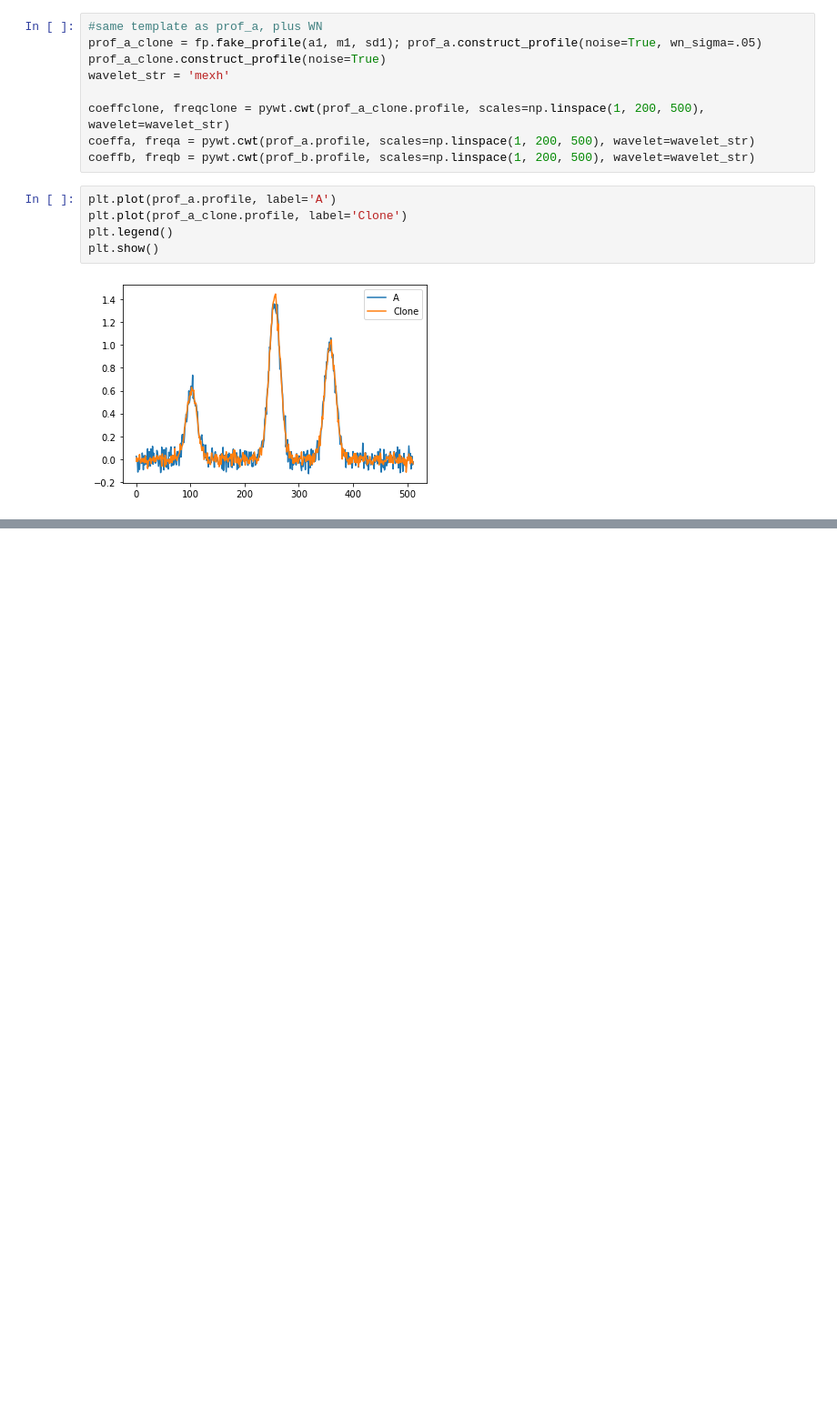
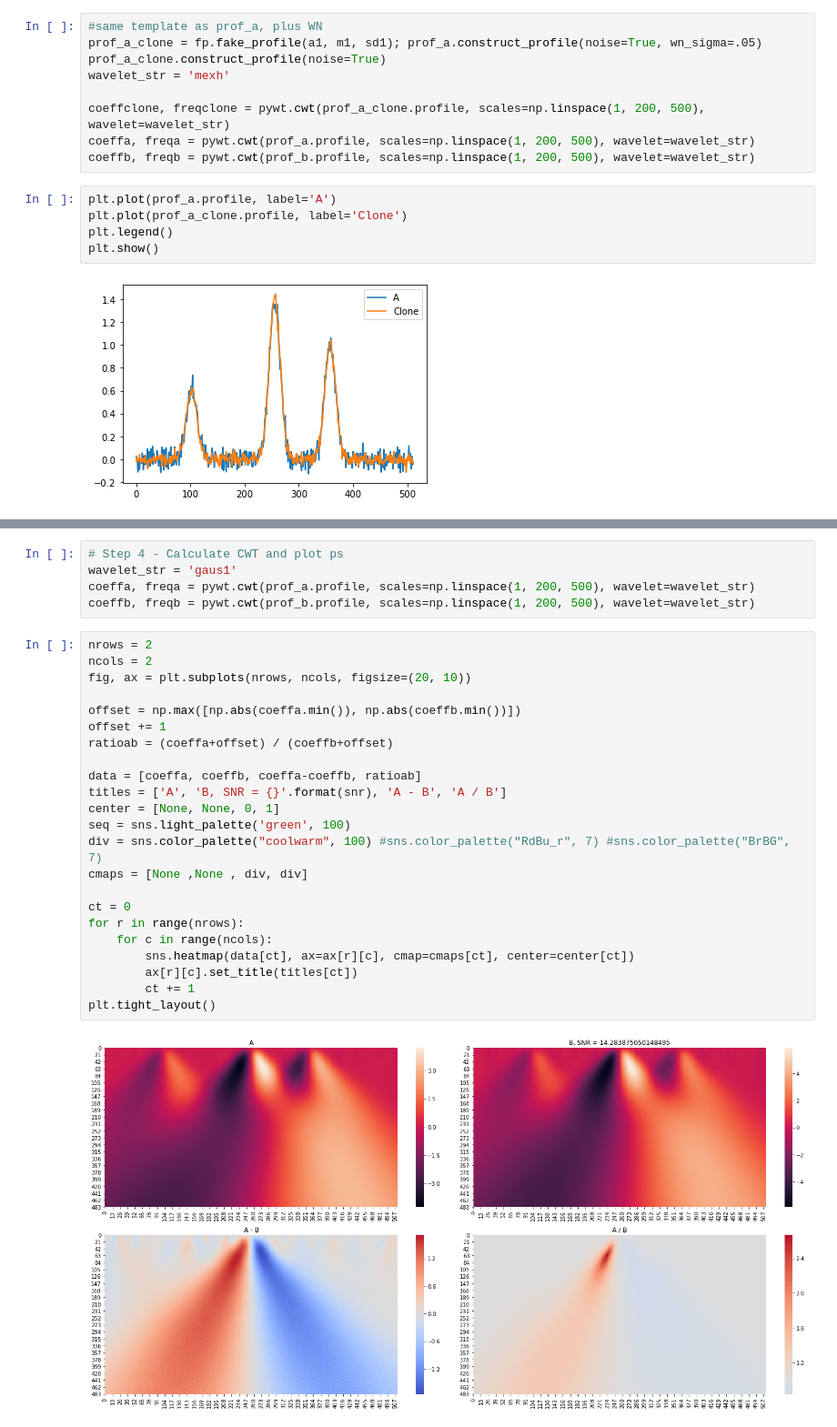
Before and after one commit to minyoungk99/IRES, a Jupyter notebook: fake_CWT.ipynb, the cells around one changed output, grey strips where cells are left out. Shown at 91% size. Saved outputs shown, nothing was run; the diff lists cells and outputs as text; blank space fills up the shorter version.

```diff
--- a/fake_CWT.ipynb
+++ b/fake_CWT.ipynb
@@ -202,0 +219,30 @@ plt.plot(noise)
+# %%
+# Step 4 - Calculate CWT and plot ps
+wavelet_str = 'gaus1'
+coeffa, freqa = pywt.cwt(prof_a.profile, scales=np.linspace(1, 200, 500), wavelet=wavelet_str)
+coeffb, freqb = pywt.cwt(prof_b.profile, scales=np.linspace(1, 200, 500), wavelet=wavelet_str)
+# %%
+nrows = 2
+ncols = 2
+fig, ax = plt.subplots(nrows, ncols, figsize=(20, 10))
+
+offset = np.max([np.abs(coeffa.min()), np.abs(coeffb.min())])
+offset += 1
+ratioab = (coeffa+offset) / (coeffb+offset)
+
+data = [coeffa, coeffb, coeffa-coeffb, ratioab]
+titles = ['A', 'B, SNR = {}'.format(snr), 'A - B', 'A / B']
+center = [None, None, 0, 1]
+seq = sns.light_palette('green', 100)
+div = sns.color_palette("coolwarm", 100) #sns.color_palette("RdBu_r", 7) #sns.color_palette("BrBG", 7)
+cmaps = [None ,None , div, div]
+
+ct = 0
+for r in range(nrows):
+    for c in range(ncols):
+        sns.heatmap(data[ct], ax=ax[r][c], cmap=cmaps[ct], center=center[ct])
+        ax[r][c].set_title(titles[ct])
+        ct += 1
+plt.tight_layout()
+# %% [output]
+[figure, added]
```
Also changed, not shown: parts of 10 cells of this notebook.
